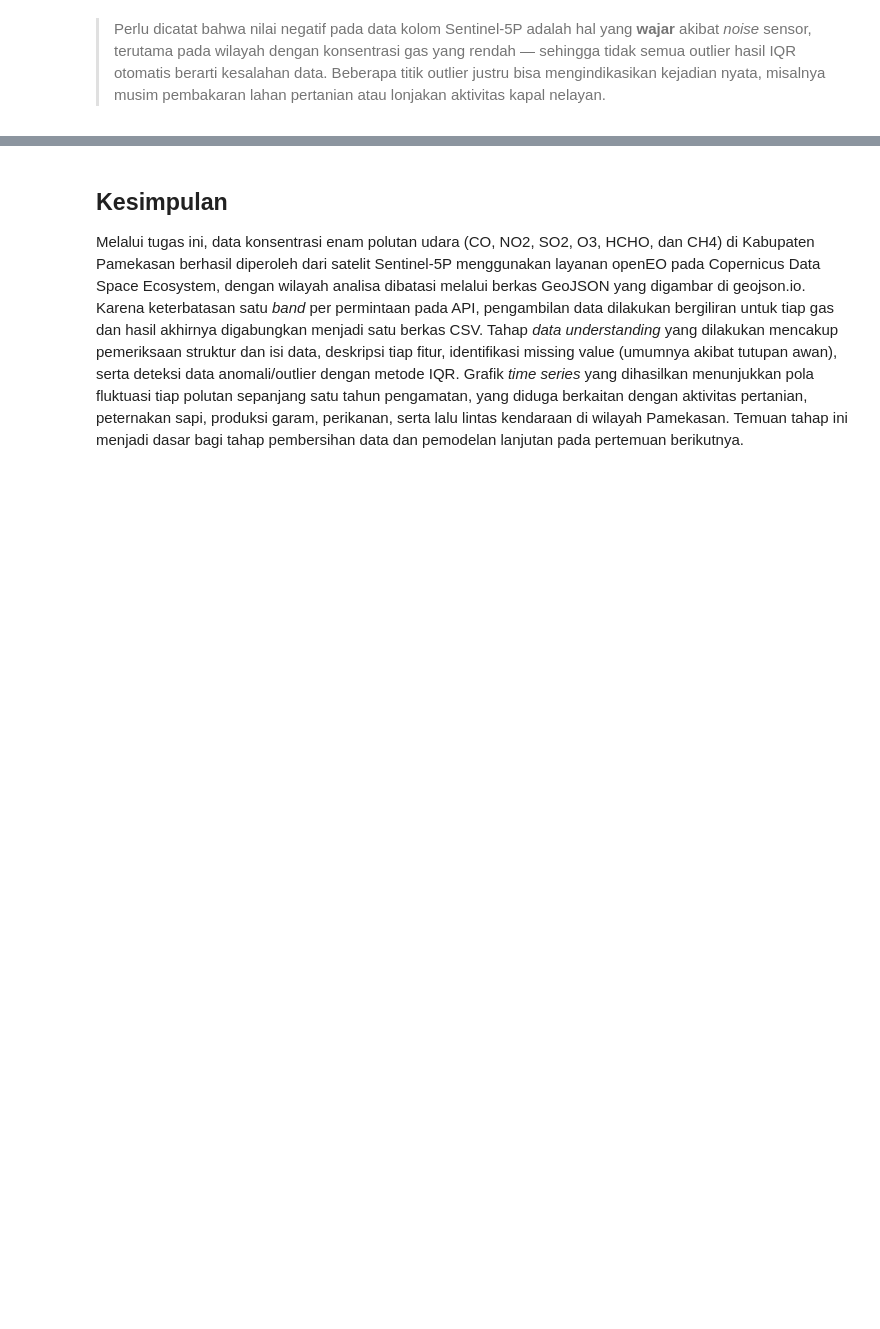
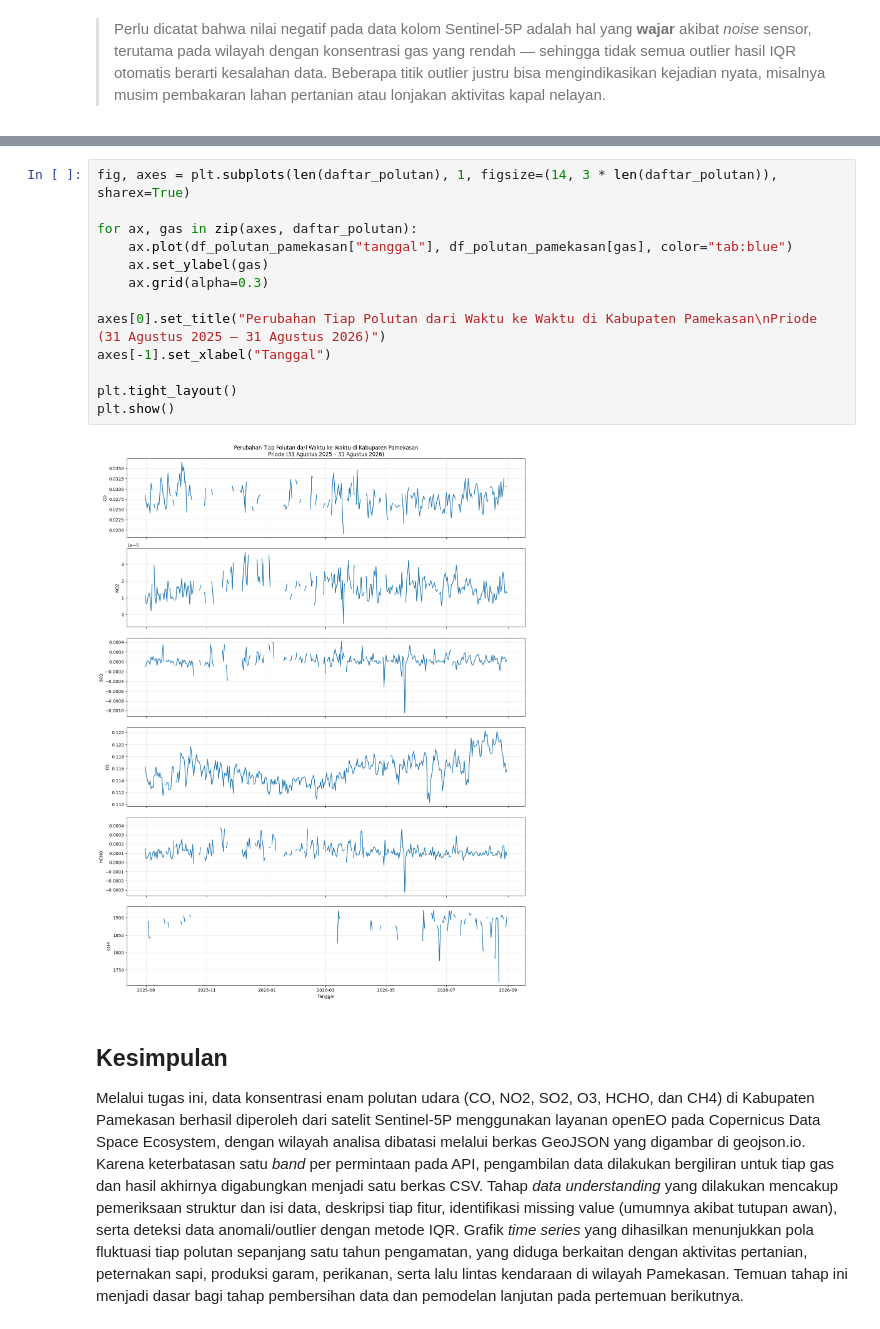
Before and after one commit to al-renaldy073/PSD, a Jupyter notebook: _sources/Crawling & Analisis Data Polutan Udara di Kabupaten Pamekasan.ipynb, the cells around one changed output, grey strips where cells are left out. Drawn from its saved outputs; the diff is of its cells as text; blank space fills up the shorter version.

```diff
--- a/_sources/Crawling & Analisis Data Polutan Udara di Kabupaten Pamekasan.ipynb
+++ b/_sources/Crawling & Analisis Data Polutan Udara di Kabupaten Pamekasan.ipynb
@@ -437,3 +456,18 @@ plt.show()
+# %%
+fig, axes = plt.subplots(len(daftar_polutan), 1, figsize=(14, 3 * len(daftar_polutan)), sharex=True)
+
+for ax, gas in zip(axes, daftar_polutan):
+    ax.plot(df_polutan_pamekasan["tanggal"], df_polutan_pamekasan[gas], color="tab:blue")
+    ax.set_ylabel(gas)
+    ax.grid(alpha=0.3)
+
+axes[0].set_title("Perubahan Tiap Polutan dari Waktu ke Waktu di Kabupaten Pamekasan\nPriode (31 Agustus 2025 – 31 Agustus 2026)")
+axes[-1].set_xlabel("Tanggal")
+
+plt.tight_layout()
+plt.show()
+# %% [output]
+[figure, added]
 # %% [markdown]
 ## Kesimpulan
 
```
Also changed, not shown: parts of 23 cells of this notebook, 8 other files.
